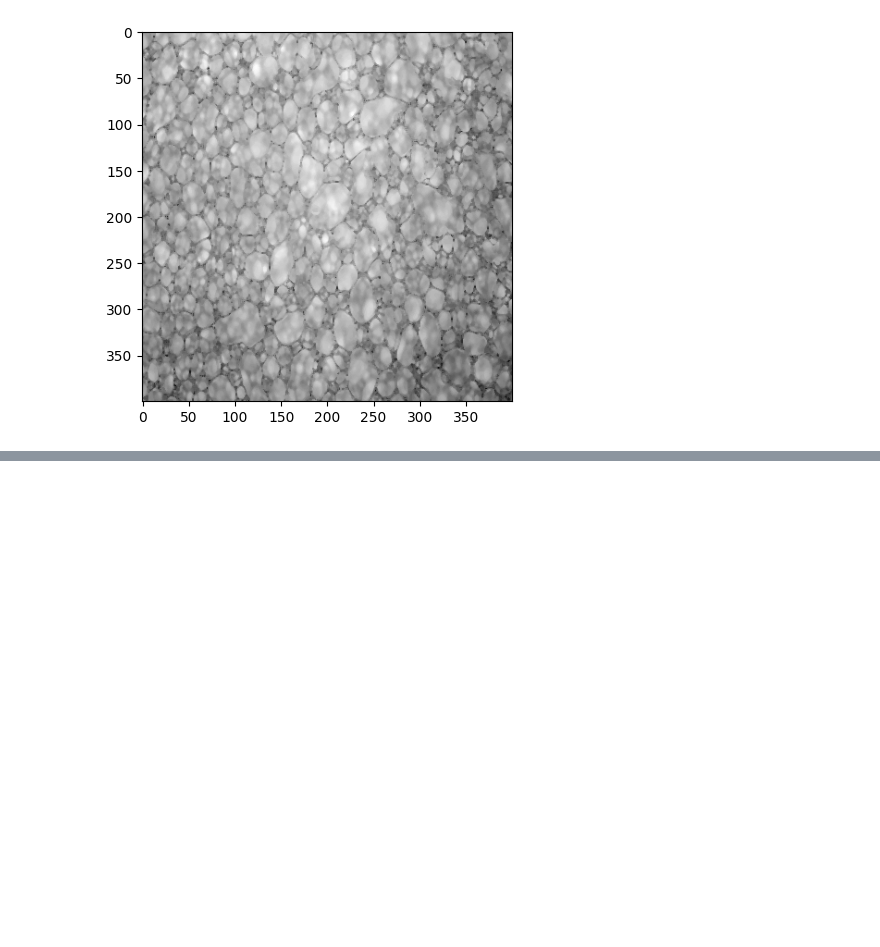
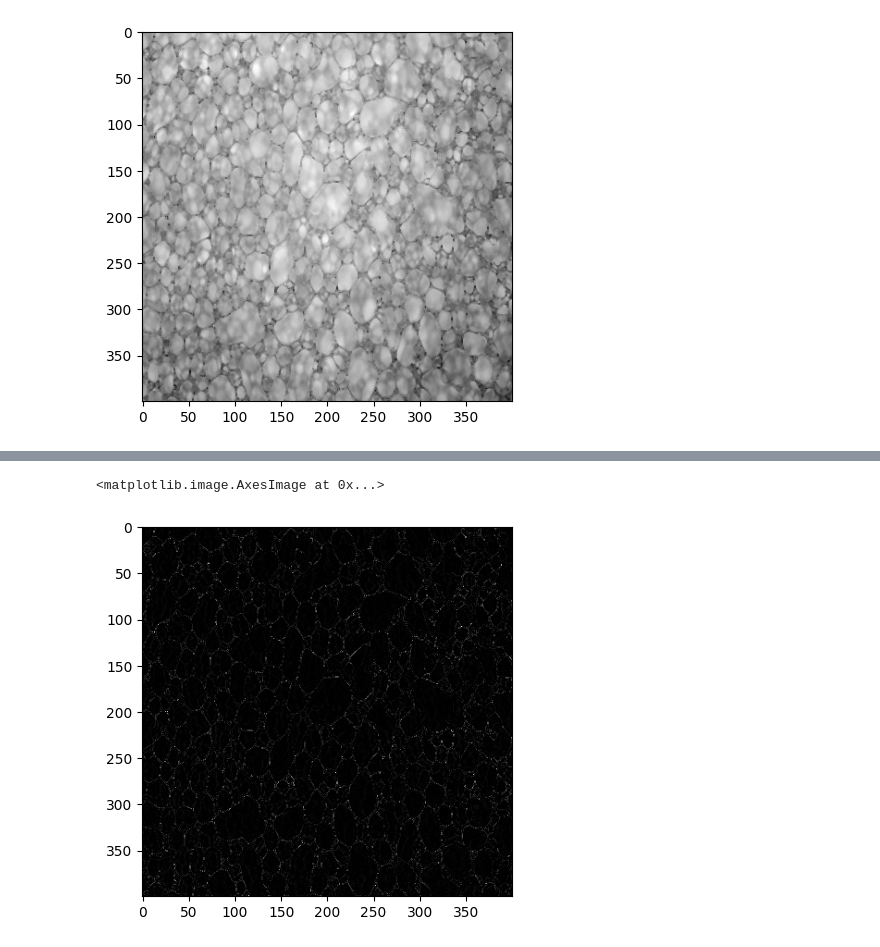
Before and after one commit to vktr274/computer-vision-thresholding, a Jupyter notebook: beer.ipynb, the cells around one changed output, grey strips where cells are left out. Saved outputs shown, nothing was run; the diff lists cells and outputs as text; code cells hidden in the pictures; blank space fills up the shorter version.

```diff
--- a/beer.ipynb
+++ b/beer.ipynb
@@ -24,0 +36,6 @@ plt.imshow(filtered, cmap="gray")
+# %%
+bin_img = cv2.Laplacian(filtered, -1) # filtered image
+plt.imshow(bin_img, cmap="gray")
+# %% [output]
+<matplotlib.image.AxesImage at 0x...>
+[figure, added]
```
Also changed, not shown: parts of 9 cells of this notebook, 2 other files.
